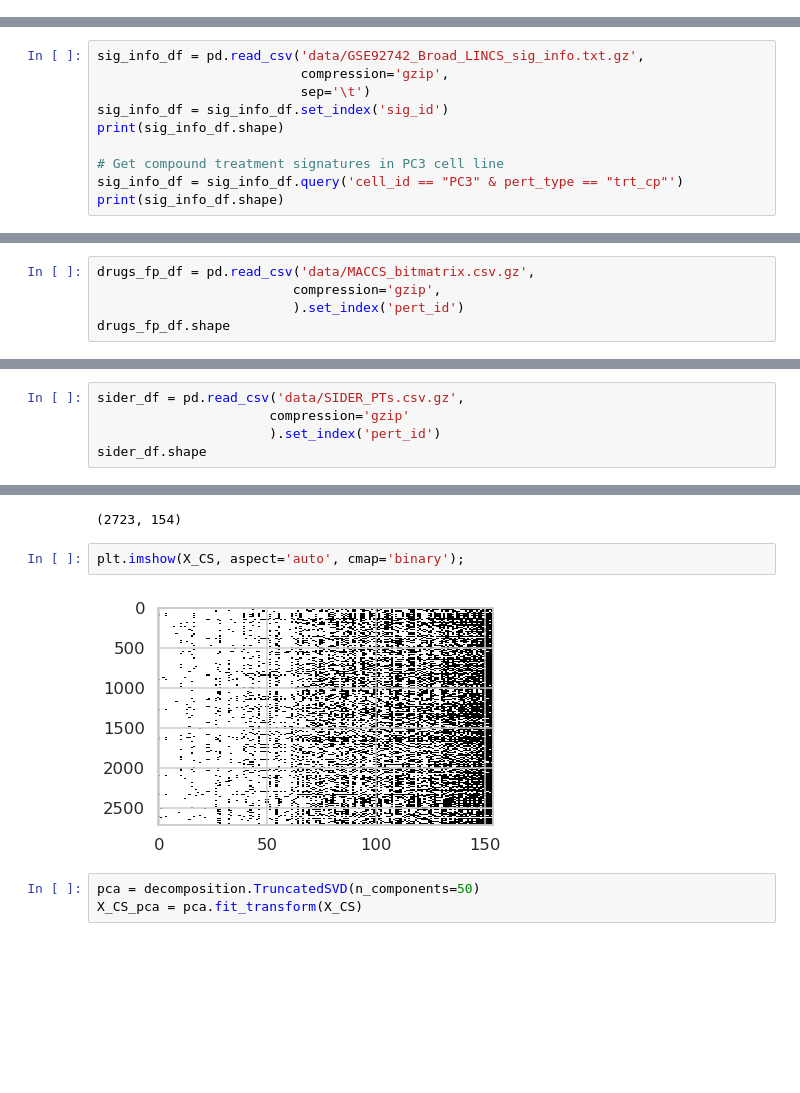
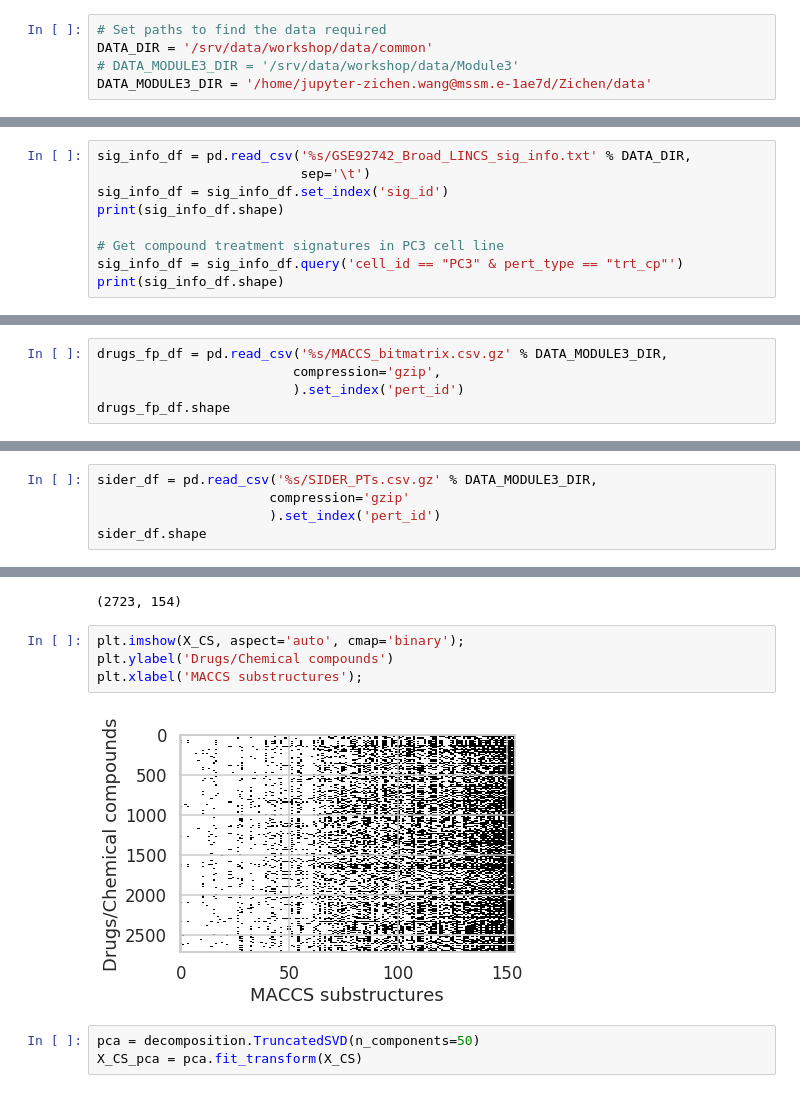
Before and after one commit to MaayanLab/cmap_workshop_2018, a Jupyter notebook: Predict_ADRs_with_L1000_signatures.ipynb, the cells around one changed output, grey strips where cells are left out. Cells and saved outputs as stored; diff of their text form; blank space fills up the shorter version.

Commit message:
Updated paths to enable execution on jupyterhub

```diff
--- a/Predict_ADRs_with_L1000_signatures.ipynb
+++ b/Predict_ADRs_with_L1000_signatures.ipynb
@@ -25,6 +25,11 @@ Wang Z, Clark NR, Ma'ayan A (2016) _Bioinformatics_ [doi: 10.1093/bioinformatics
 # %% [markdown]
 ## Intro to multi-label classification
 ![img from my slides]()
+# %%
+# Set paths to find the data required
+DATA_DIR = '/srv/data/workshop/data/common'
+# DATA_MODULE3_DIR = '/srv/data/workshop/data/Module3'
+DATA_MODULE3_DIR = '/home/jupyter-zichen.wang@mssm.e-1ae7d/Zichen/data'
 # %%
 %load_ext autoreload
 %autoreload 2
@@ -66,8 +70,7 @@ print('Number of landmark genes', len(LM_GENE_IDS))
 (12328, 4)
 Number of landmark genes 978
 # %%
-sig_info_df = pd.read_csv('data/GSE92742_Broad_LINCS_sig_info.txt.gz',
-                          compression='gzip',
+sig_info_df = pd.read_csv('%s/GSE92742_Broad_LINCS_sig_info.txt' % DATA_DIR,
                           sep='\t')
 sig_info_df = sig_info_df.set_index('sig_id')
 print(sig_info_df.shape)
@@ -97,7 +100,7 @@ dtype: int64
 # %% [markdown]
 ## 1.2. Load chemical fingerprints for drugs/compounds
 # %%
-drugs_fp_df = pd.read_csv('data/MACCS_bitmatrix.csv.gz',
+drugs_fp_df = pd.read_csv('%s/MACCS_bitmatrix.csv.gz' % DATA_MODULE3_DIR,
                          compression='gzip',
                          ).set_index('pert_id')
 drugs_fp_df.shape
@@ -117,7 +120,7 @@ drugs_fp_df.head()
 # %% [markdown]
 ## 1.3. Load drug-ADR connections from SIDER
 # %%
-sider_df = pd.read_csv('data/SIDER_PTs.csv.gz',
+sider_df = pd.read_csv('%s/SIDER_PTs.csv.gz' % DATA_MODULE3_DIR,
                       compression='gzip'
                       ).set_index('pert_id')
 sider_df.shape
@@ -192,8 +218,10 @@ X_CS.shape
 (2723, 154)
 # %%
 plt.imshow(X_CS, aspect='auto', cmap='binary');
+plt.ylabel('Drugs/Chemical compounds')
+plt.xlabel('MACCS substructures');
 # %% [output]
-[figure, old version]
+[figure, new version]
 # %%
 pca = decomposition.TruncatedSVD(n_components=50)
 X_CS_pca = pca.fit_transform(X_CS)
```
Also changed, not shown: parts of 25 cells of this notebook.
